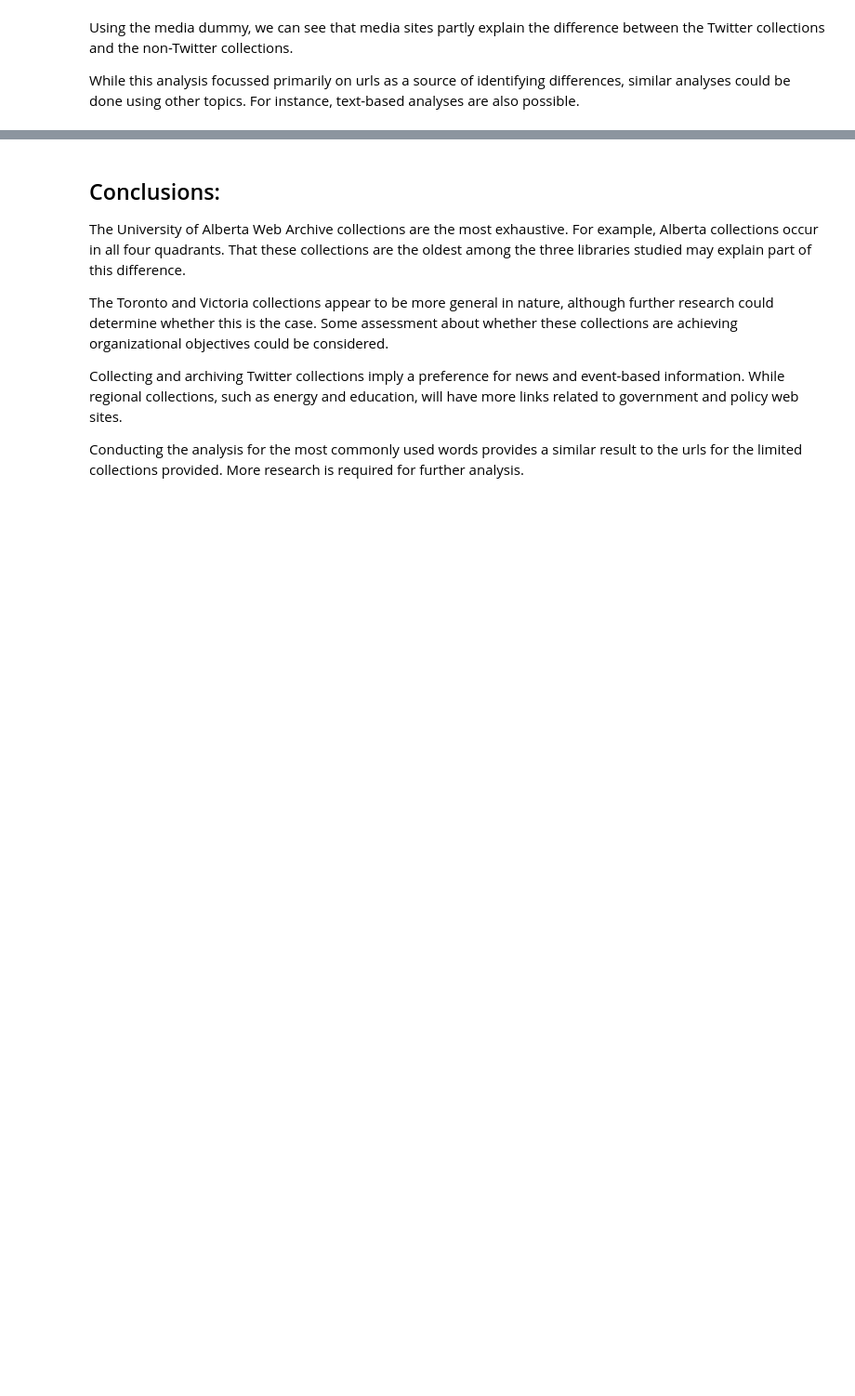
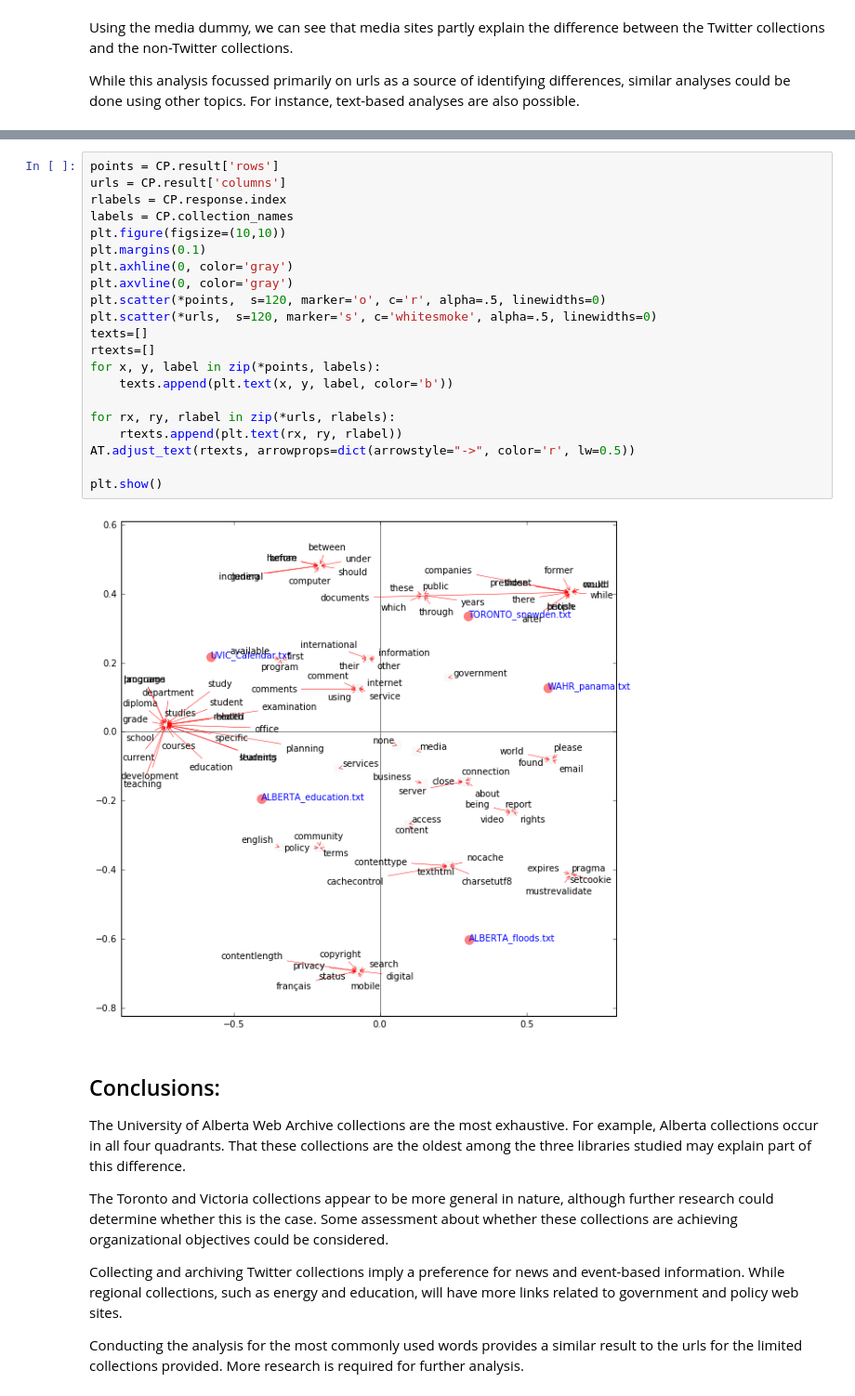
Before and after one commit to web-archive-group/WALK, a Jupyter notebook: Compare/Using_Compare_to_Evaluate_Web_Archive_Collections.ipynb, the cells around one changed output, grey strips where cells are left out. Shown: that part at 93% size. Drawn from its saved outputs; the diff is of its cells as text; blank space fills up the shorter version.

```diff
--- a/Compare/Using_Compare_to_Evaluate_Web_Archive_Collections.ipynb
+++ b/Compare/Using_Compare_to_Evaluate_Web_Archive_Collections.ipynb
@@ -381,3 +382,26 @@ WAHR_panama.txt
+# %%
+points = CP.result['rows']
+urls = CP.result['columns']
+rlabels = CP.response.index
+labels = CP.collection_names
+plt.figure(figsize=(10,10))
+plt.margins(0.1)
+plt.axhline(0, color='gray')
+plt.axvline(0, color='gray')
+plt.scatter(*points,  s=120, marker='o', c='r', alpha=.5, linewidths=0)
+plt.scatter(*urls,  s=120, marker='s', c='whitesmoke', alpha=.5, linewidths=0)
+texts=[]
+rtexts=[]
+for x, y, label in zip(*points, labels):
+    texts.append(plt.text(x, y, label, color='b'))
+
+for rx, ry, rlabel in zip(*urls, rlabels):
+    rtexts.append(plt.text(rx, ry, rlabel))
+AT.adjust_text(rtexts, arrowprops=dict(arrowstyle="->", color='r', lw=0.5))
+
+plt.show()
+# %% [output]
+[figure, added]
 # %% [markdown]
 ## Conclusions:
 
```
Also changed, not shown: parts of 13 cells of this notebook, 2 other files.
